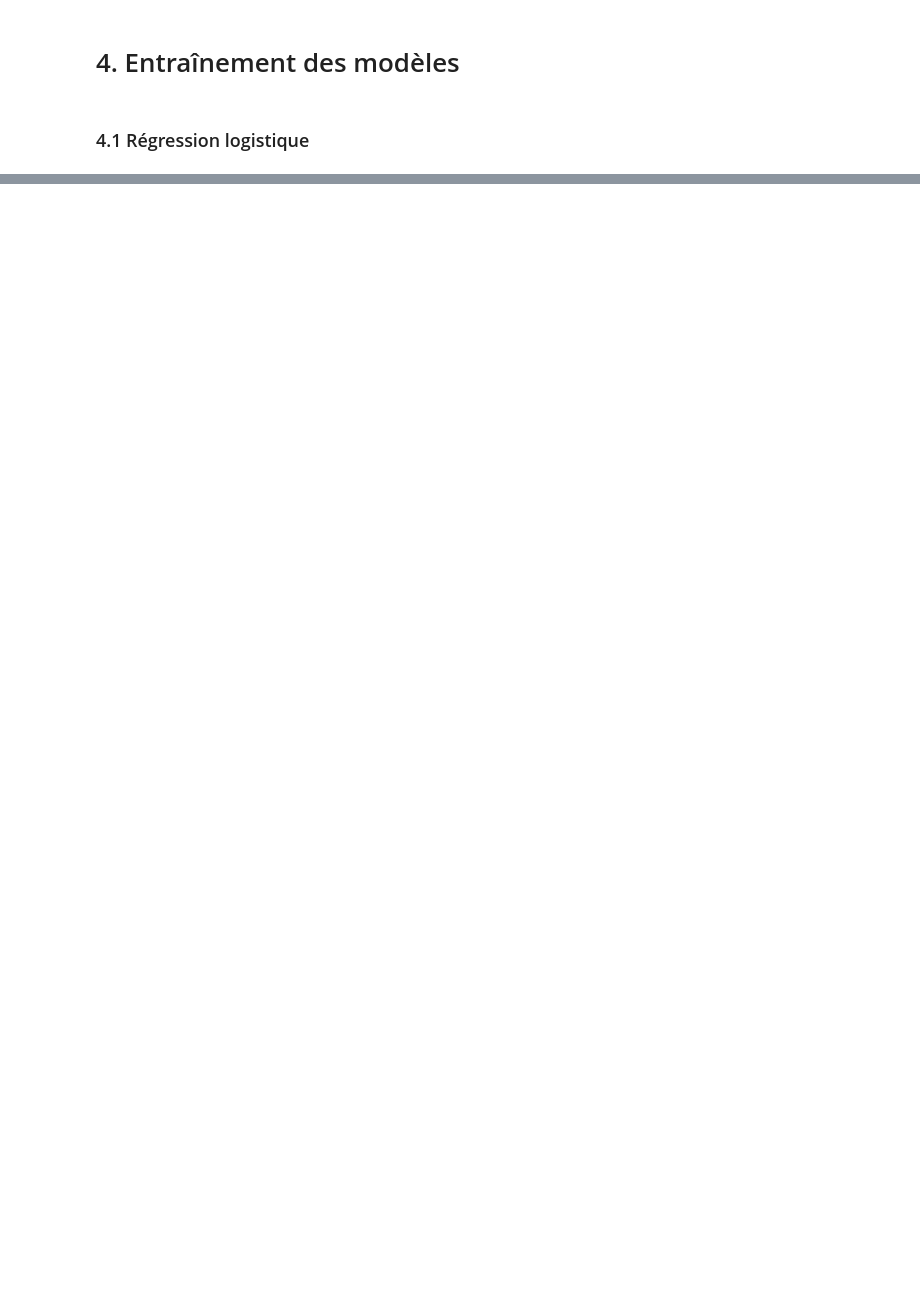
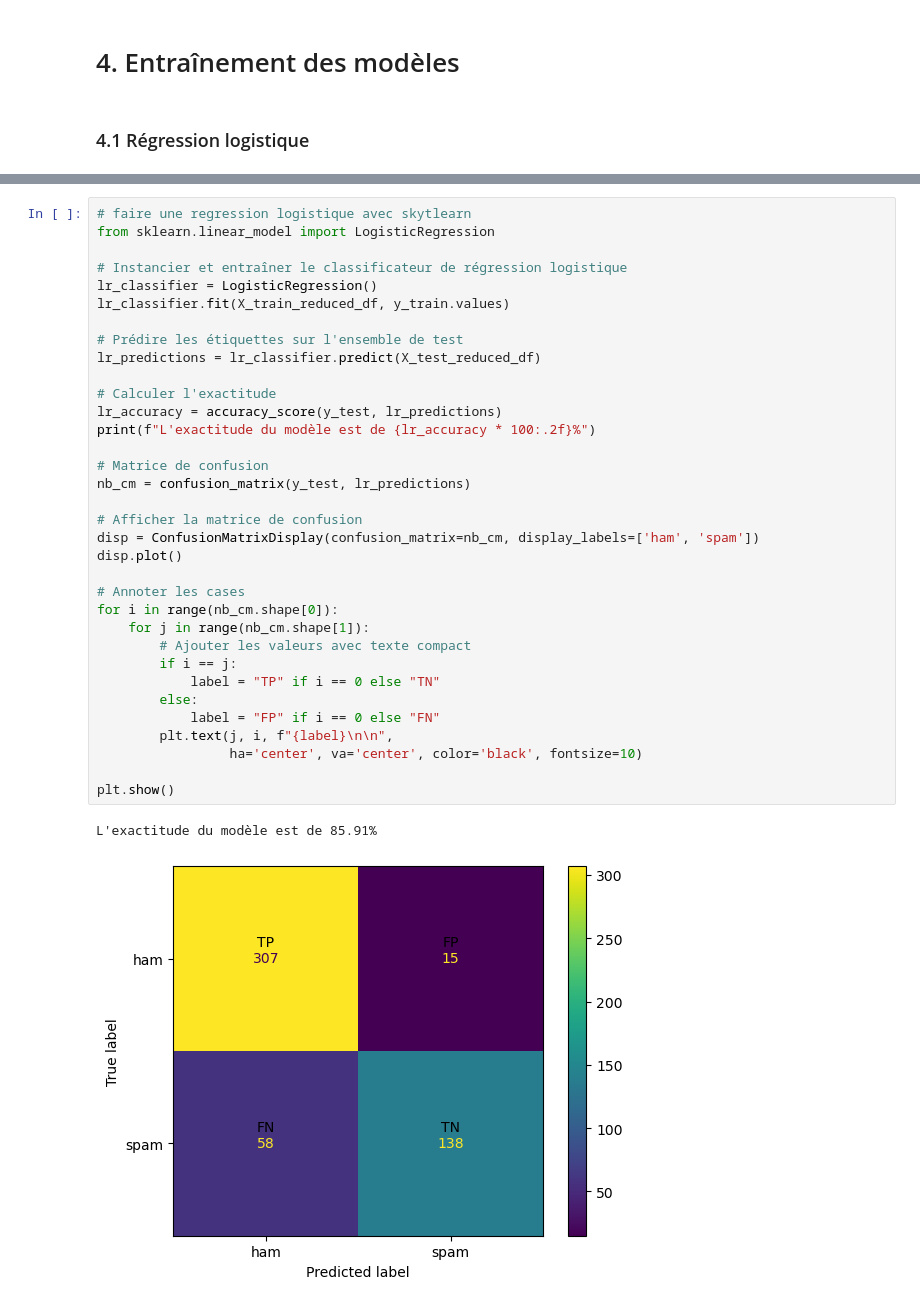
Before and after one commit to FlorianClaisse/Projet_Analyse, a Jupyter notebook: script_bis_2.ipynb, the cells around one changed output, grey strips where cells are left out. Saved outputs shown, nothing was run; the diff lists cells and outputs as text; blank space fills up the shorter version.

```diff
--- a/script_bis_2.ipynb
+++ b/script_bis_2.ipynb
@@ -364,0 +659,37 @@ print(f"L'exactitude du modèle est de {lr_accuracy * 100:.2f}%")
+# %%
+# faire une regression logistique avec skytlearn
+from sklearn.linear_model import LogisticRegression
+
+# Instancier et entraîner le classificateur de régression logistique
+lr_classifier = LogisticRegression()
+lr_classifier.fit(X_train_reduced_df, y_train.values)
+
+# Prédire les étiquettes sur l'ensemble de test
+lr_predictions = lr_classifier.predict(X_test_reduced_df)
+
+# Calculer l'exactitude
+lr_accuracy = accuracy_score(y_test, lr_predictions)
+print(f"L'exactitude du modèle est de {lr_accuracy * 100:.2f}%")
+
+# Matrice de confusion
+nb_cm = confusion_matrix(y_test, lr_predictions)
+
+# Afficher la matrice de confusion
+disp = ConfusionMatrixDisplay(confusion_matrix=nb_cm, display_labels=['ham', 'spam'])
+disp.plot()
+
+# Annoter les cases
+for i in range(nb_cm.shape[0]):
+    for j in range(nb_cm.shape[1]):
+        # Ajouter les valeurs avec texte compact
+        if i == j:
+            label = "TP" if i == 0 else "TN"
+        else:
+            label = "FP" if i == 0 else "FN"
+        plt.text(j, i, f"{label}\n\n",
+                 ha='center', va='center', color='black', fontsize=10)
+
+plt.show()
+# %% [output]
+L'exactitude du modèle est de 85.91%
+[figure, added]
```
Also changed, not shown: parts of 20 cells of this notebook, 8 other files.
